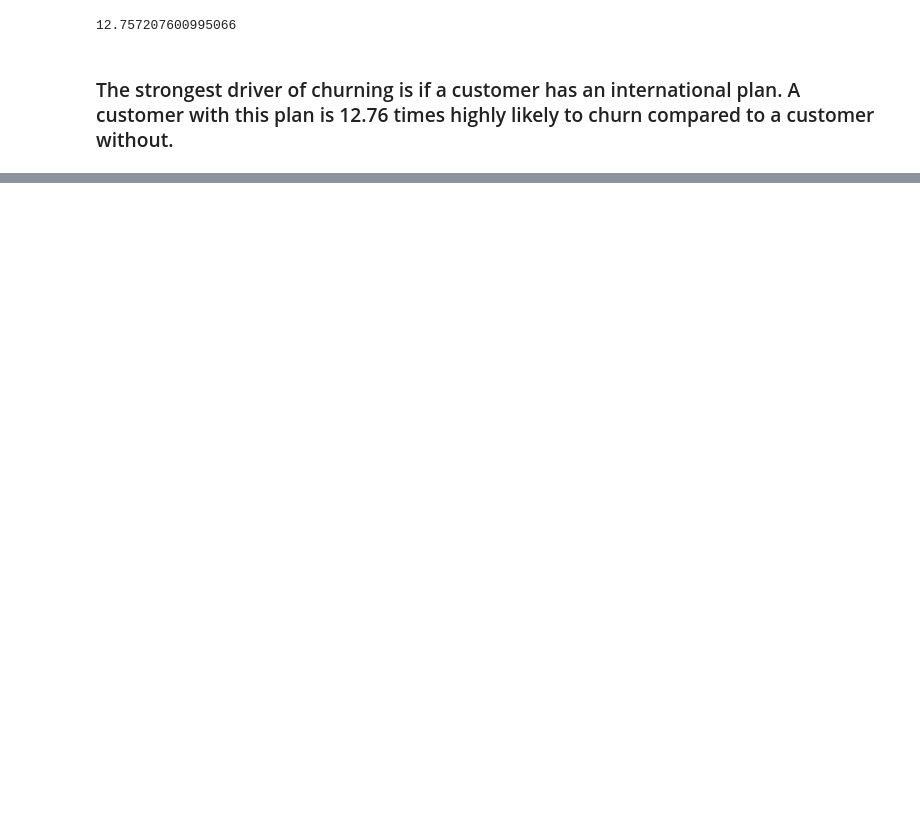
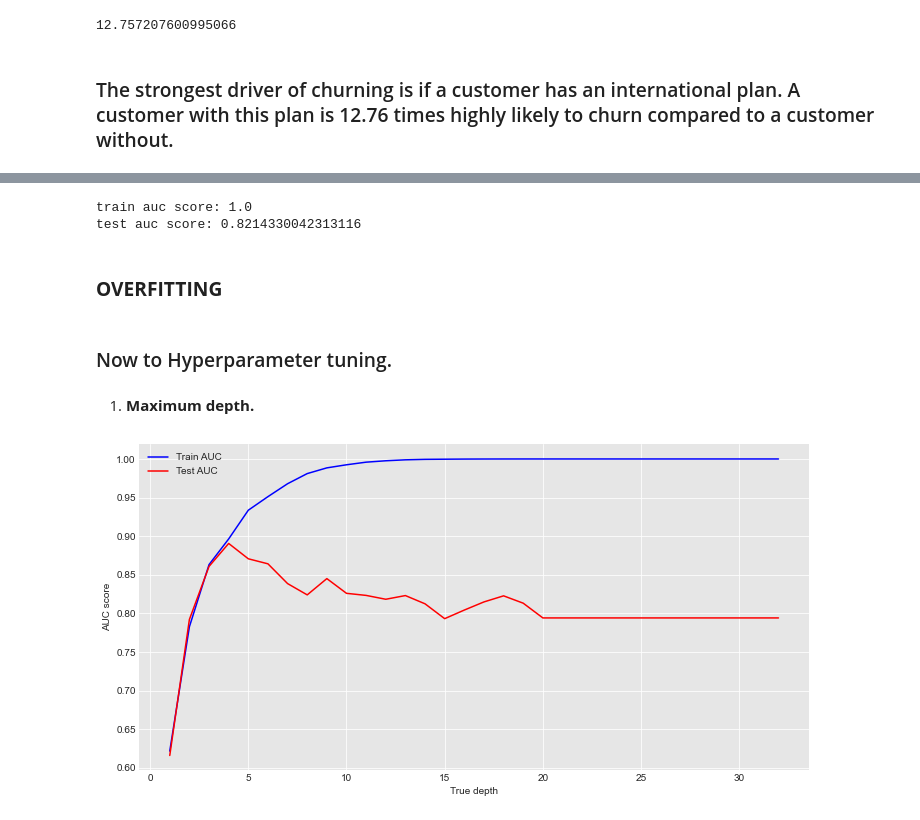
Before and after one commit to Victor-Mufasa/Phase-3-Project, a Jupyter notebook: student.ipynb, the cells around one changed output, grey strips where cells are left out. Drawn from its saved outputs; the diff is of its cells as text; code cells hidden in the pictures; blank space fills up the shorter version.

```diff
--- a/student.ipynb
+++ b/student.ipynb
@@ -367,0 +380,40 @@ np.exp(2.546096413920258)
+# %%
+y_h_train=clf.predict(X_train_full)
+y_h_test=clf.predict(X_test_full)
+fpr, tpr, thresholds = roc_curve(y_train, y_h_train)
+fpr2, tpr2, thresholds2 = roc_curve(y_test, y_h_test)
+print(f'train auc score: {auc(fpr, tpr)}')
+print(f'test auc score: {auc(fpr2 ,tpr2)}')
+# %% [output]
+train auc score: 1.0
+test auc score: 0.8214330042313116
+# %% [markdown]
+### **OVERFITTING**
+# %% [markdown]
+### Now to Hyperparameter tuning.
+# %% [markdown]
+1. **Maximum depth.**
+# %%
+# Maximum depth AUC plot.
+max_depths=list(range(1,33))
+train_results=[]
+test_results=[]
+for max_depth in max_depths:
+    dt=DecisionTreeClassifier(criterion='entropy', class_weight='balanced', max_depth=max_depth, random_state=42)
+    dt.fit(X_train_full, y_train)
+    train_pred=dt.predict_proba(X_train_full)[:,1]
+    fpr, tpr, thresholds = roc_curve(y_train, train_pred)
+    roc_auc=auc(fpr, tpr)
+    train_results.append(roc_auc)
+    test_pred=dt.predict_proba(X_test_full)[:,1]
+    fpr, tpr, thresholds=roc_curve(y_test, test_pred)
+    roc_auc=auc(fpr,tpr)
+    test_results.append(roc_auc)
+plt.figure(figsize=(12,6))
+plt.plot(max_depths,train_results,'b',label='Train AUC')
+plt.plot(max_depths,test_results,'r',label='Test AUC')
+plt.ylabel('AUC score')
+plt.xlabel('True depth')
+plt.legend();
+# %% [output]
+[figure, added]
```
Also changed, not shown: parts of 21 cells of this notebook.
